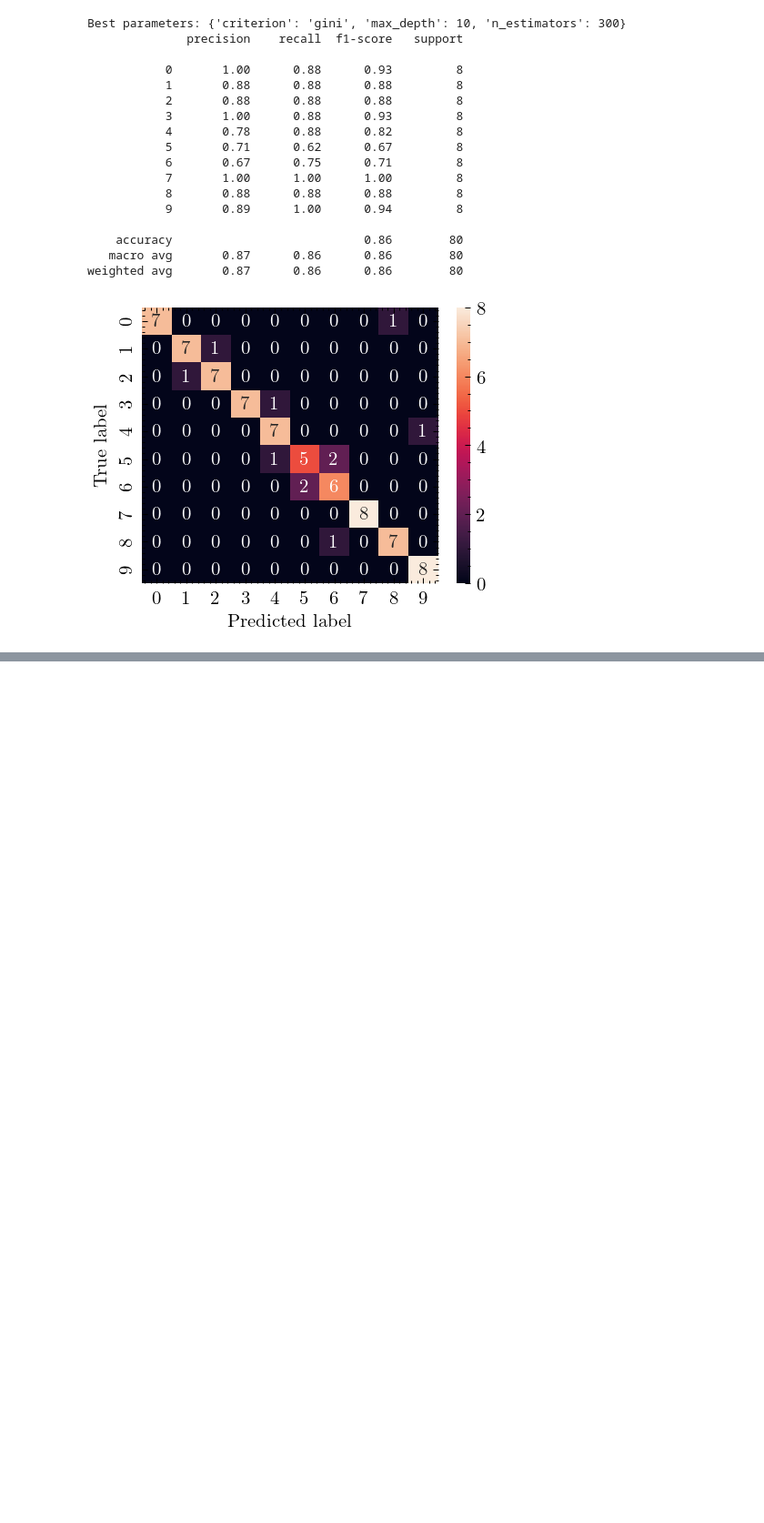
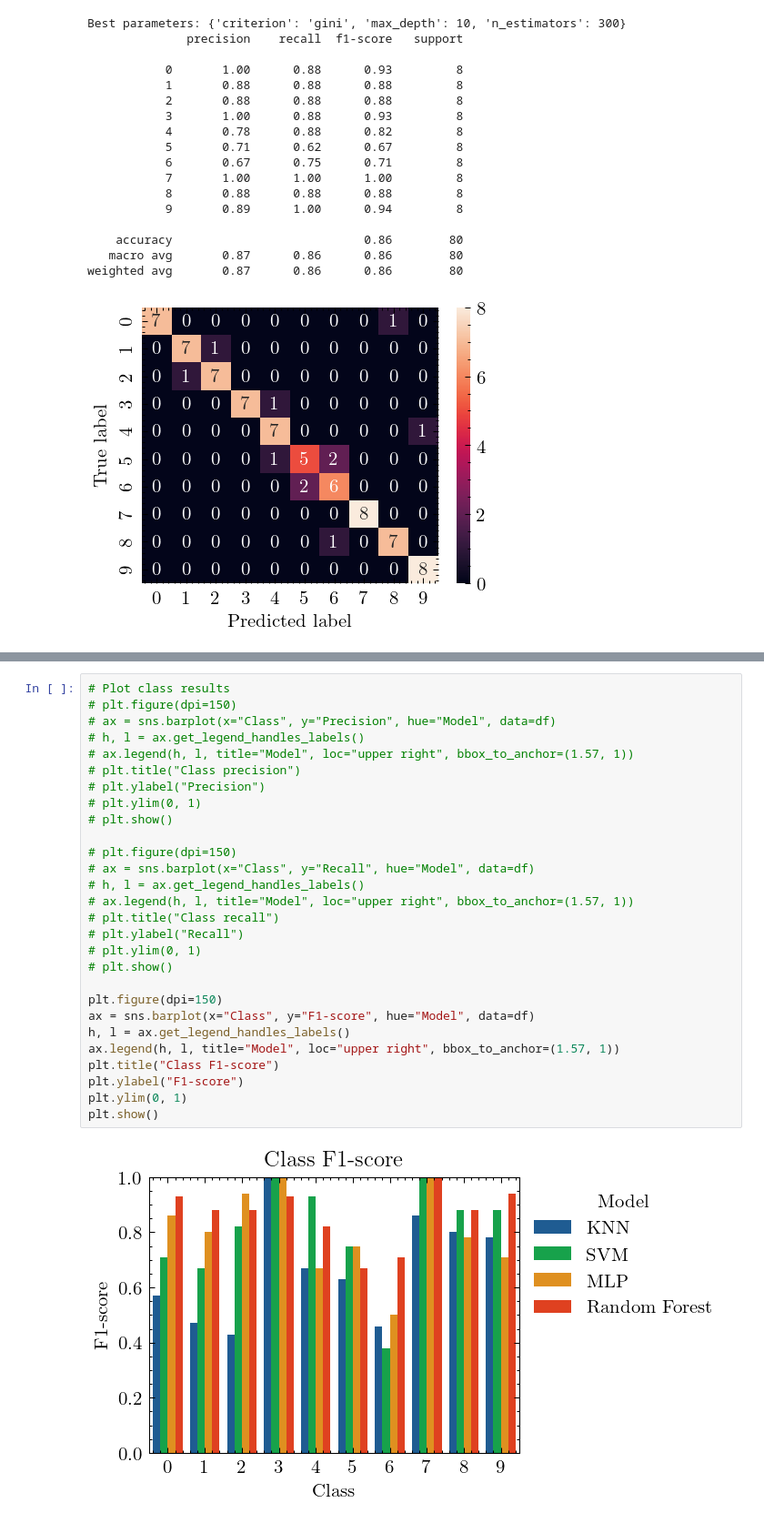
Before and after one commit to FilippoUslenghi/audio-pattern, a Jupyter notebook: project.ipynb, the cells around one changed output, grey strips where cells are left out. Shown at 91% size. Saved outputs shown, nothing was run; the diff lists cells and outputs as text; blank space fills up the shorter version.

```diff
--- a/project.ipynb
+++ b/project.ipynb
@@ -678,0 +889,30 @@ weighted avg       0.87      0.86      0.86        80
+# %%
+# Plot class results
+# plt.figure(dpi=150)
+# ax = sns.barplot(x="Class", y="Precision", hue="Model", data=df)
+# h, l = ax.get_legend_handles_labels()
+# ax.legend(h, l, title="Model", loc="upper right", bbox_to_anchor=(1.57, 1))
+# plt.title("Class precision")
+# plt.ylabel("Precision")
+# plt.ylim(0, 1)
+# plt.show()
+
+# plt.figure(dpi=150)
+# ax = sns.barplot(x="Class", y="Recall", hue="Model", data=df)
+# h, l = ax.get_legend_handles_labels()
+# ax.legend(h, l, title="Model", loc="upper right", bbox_to_anchor=(1.57, 1))
+# plt.title("Class recall")
+# plt.ylabel("Recall")
+# plt.ylim(0, 1)
+# plt.show()
+
+plt.figure(dpi=150)
+ax = sns.barplot(x="Class", y="F1-score", hue="Model", data=df)
+h, l = ax.get_legend_handles_labels()
+ax.legend(h, l, title="Model", loc="upper right", bbox_to_anchor=(1.57, 1))
+plt.title("Class F1-score")
+plt.ylabel("F1-score")
+plt.ylim(0, 1)
+plt.show()
+# %% [output]
+[figure, added]
```
Also changed, not shown: parts of 9 cells of this notebook, 3 other files.
